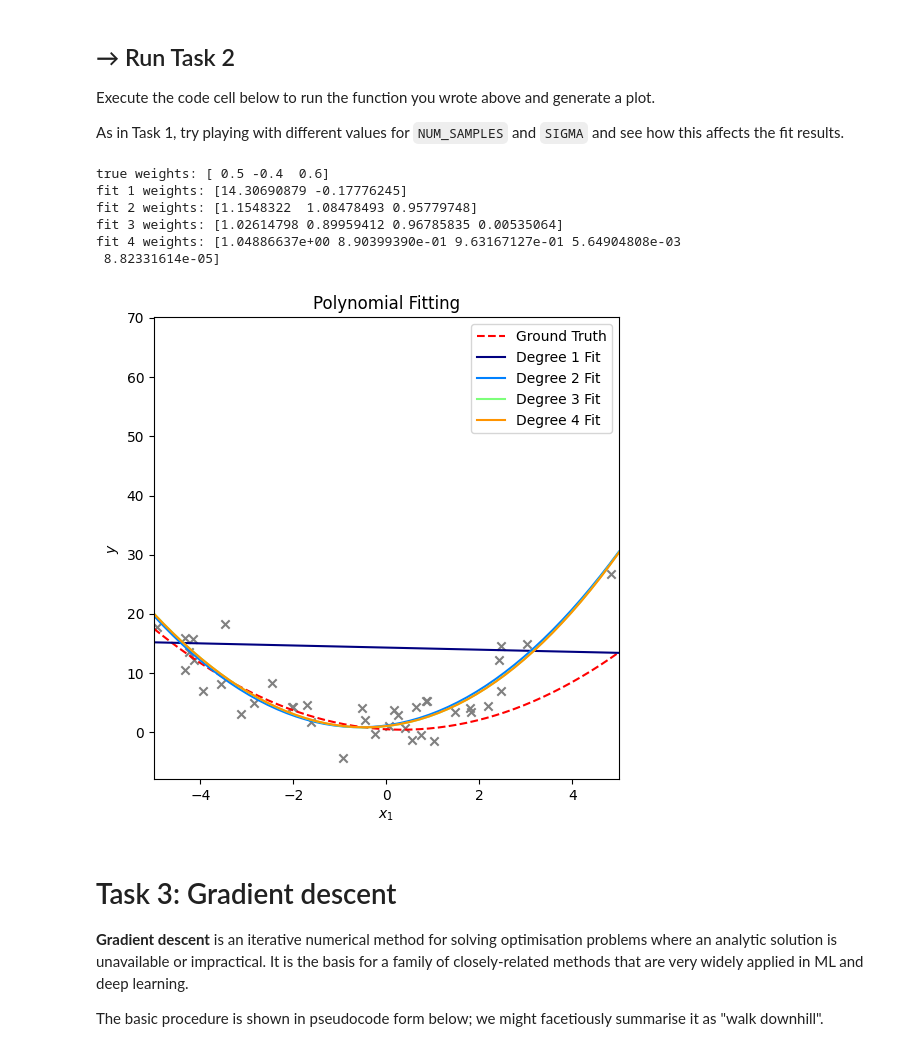
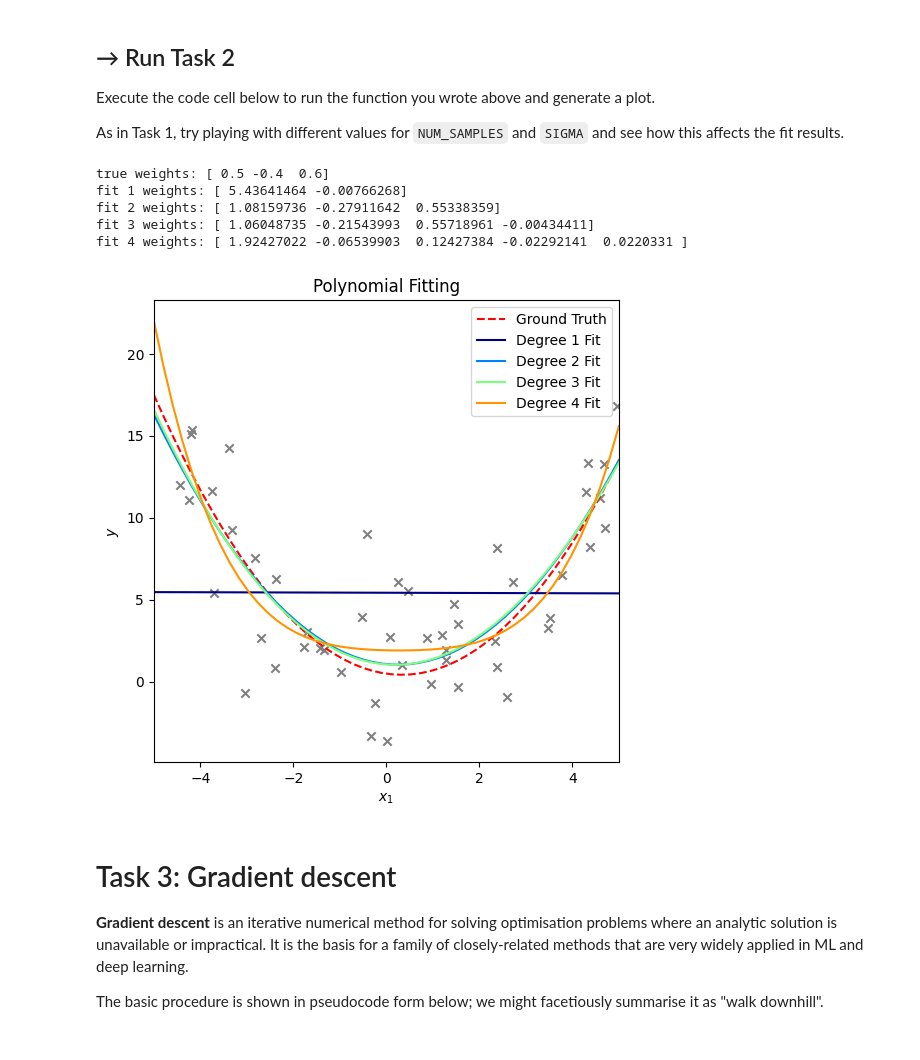
Before and after one commit to BenWilliams2109/introduction-to-machine-learning, a Jupyter notebook: comp88_lab2.ipynb, the cells around one changed output. Cells and saved outputs as stored; diff of their text form; code cells hidden in the pictures.

```diff
--- a/comp88_lab2.ipynb
+++ b/comp88_lab2.ipynb
@@ -61,7 +61,7 @@ def generate_linearly_separable(num_samples, weights, limits, rng):
                                rng = rng)
 # %%
 # finally, set up some items for use in later code
-shared_rng = numpy.random.default_rng()
+shared_rng = np.random.default_rng(12345)
 
 WEIGHTS = np.array([0.5, -0.4, 0.6])
 LIMITS = (-5, 5)
@@ -438,40 +438,100 @@ def plot_poly_fit_1d ( axes, X, y, weights, limits, degrees, l2=0 ):
             break
 
         print(f'fit {deg} weights: {w}')
         fit_x, fit_y = utils.grid_sample(lambda x: utils.affine(monomial_projection_1d(x, len(w)-1), w),
                                          1,
                                          num_divisions=50, limits=limits)
         axes.plot(fit_x, fit_y, linestyle='solid', color=cmap(n/len(degrees)), label=f'Degree {deg} Fit')
         n += 1
 
     axes.set_xlim(limits[0], limits[1])
     axes.set_xlabel('$x_1$')
     axes.set_ylabel('$y$')
 
     axes.legend(loc='upper right')
 
     axes.set_title('Polynomial Fitting')
 
 NUM_SAMPLES = 50
 SIGMA = 3
 
 fig = plt.figure(figsize=(6, 6))
 ax = fig.subplots()
 
-X, y = generate_noisy_poly_1d ( NUM_SAMPLES, WEIGHTS, SIGMA, LIMITS, shared_rng )
+#X, y = generate_noisy_poly_1d ( NUM_SAMPLES, WEIGHTS, SIGMA, LIMITS, shared_rng )
+
+X = np.array([[-3.03696268],
+ [-1.70176035],
+ [-0.41817781],
+ [-1.4195589 ],
+ [ 3.48446845],
+ [ 0.45513945],
+ [-4.2357112 ],
+ [-2.36986471],
+ [ 0.0719654 ],
+ [ 2.5896833 ],
+ [ 1.28729569],
+ [ 4.96155514],
+ [-1.77502339],
+ [ 1.19913848],
+ [ 4.59230393],
+ [-0.52409957],
+ [-3.38932476],
+ [-2.7022185 ],
+ [-0.97184035],
+ [-3.75278348],
+ [-0.24848278],
+ [ 4.700183  ],
+ [ 3.78219058],
+ [ 0.96226376],
+ [ 4.36981421],
+ [ 1.28573524],
+ [-4.19310034],
+ [ 1.54502604],
+ [ 0.88373873],
+ [ 1.45568611],
+ [-2.40583361],
+ [ 2.32741334],
+ [ 0.33685393],
+ [ 4.67021087],
+ [-3.7155516 ],
+ [ 0.25487146],
+ [ 3.52862679],
+ [-3.32829036],
+ [ 2.71940383],
+ [ 4.34563794],
+ [ 2.37947728],
+ [ 1.53268819],
+ [-2.83653319],
+ [ 4.28343185],
+ [-4.17660531],
+ [-1.34261932],
+ [-4.44258263],
+ [-0.32798941],
+ [ 2.3684978 ],
+ [ 0.01884922]])
+
+y = np.array([-0.67060768,  3.0717198,   9.01550301, 2.08450986,  3.30044705,  5.53953945,
+ 11.08795766,  6.28014385,  2.75133232, -0.95101425, 1.34294506, 16.85148448,
+  2.10011587,  2.83037817, 11.2361356, 3.94959018, 14.29291842, 2.65299305,
+  0.58425397, 11.62584798, -1.26909914, 9.38482078, 6.52080403, -0.14846388,
+  8.23540817,  1.95818944, 15.14592691, 3.55007264, 2.65317062, 4.76665669,
+  0.83467093,  2.46931578,  1.00040149, 13.29575142, 5.42108471, 6.07919329,
+  3.88744418,  9.2700214, 6.06125172, 13.35299825, 0.88607908, -0.32902522,
+  7.57576499, 11.55767765, 15.37366081, 1.95114487, 12.03740854, -3.30834083,
+  8.15778422, -3.62744186])
 if X is None:
     print('poly generation not implemented')
     utils.plot_unimplemented(ax, title='Polynomial Fitting')
 else:
     plot_poly_fit_1d ( ax, X, y, WEIGHTS, LIMITS, [1, 2, 3, 4], 0 )
 # %% [output]
 true weights: [ 0.5 -0.4  0.6]
-fit 1 weights: [14.30690879 -0.17776245]
-fit 2 weights: [1.1548322  1.08478493 0.95779748]
-fit 3 weights: [1.02614798 0.89959412 0.96785835 0.00535064]
-fit 4 weights: [1.04886637e+00 8.90399390e-01 9.63167127e-01 5.64904808e-03
- 8.82331614e-05]
+fit 1 weights: [ 5.43641464 -0.00766268]
+fit 2 weights: [ 1.08159736 -0.27911642  0.55338359]
+fit 3 weights: [ 1.06048735 -0.21543993  0.55718961 -0.00434411]
+fit 4 weights: [ 1.92427022 -0.06539903  0.12427384 -0.02292141  0.0220331 ]
-[figure, old version]
+[figure, new version]
 # %% [markdown]
 # Task 3: Gradient descent
 
```
Also changed, not shown: parts of 3 cells of this notebook.
